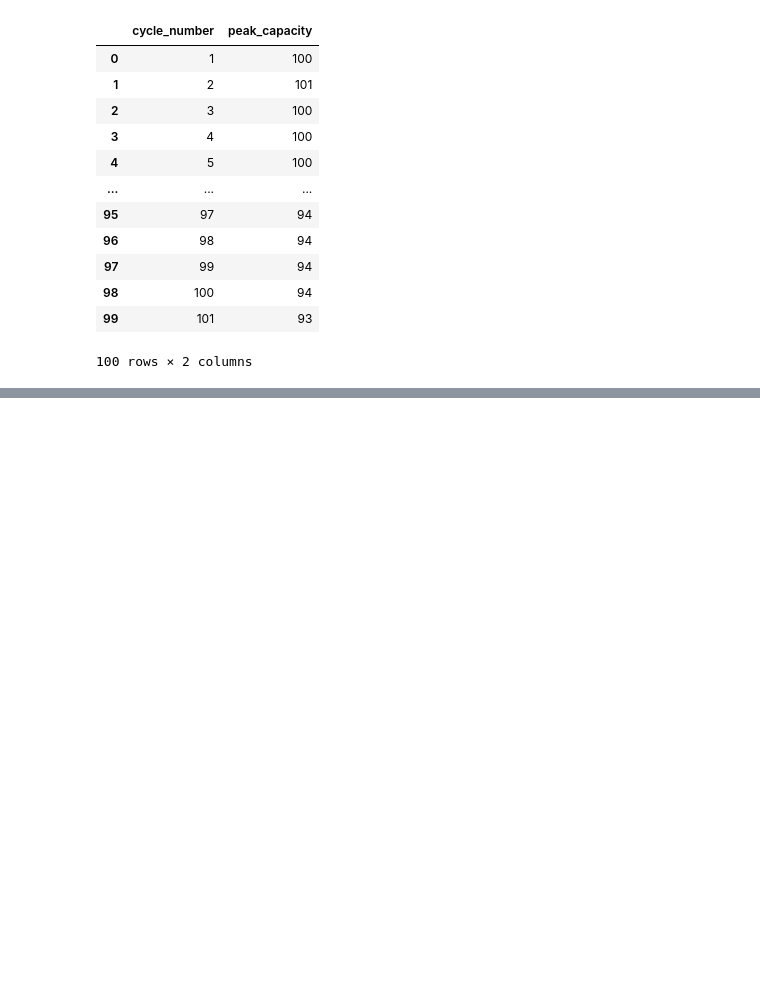
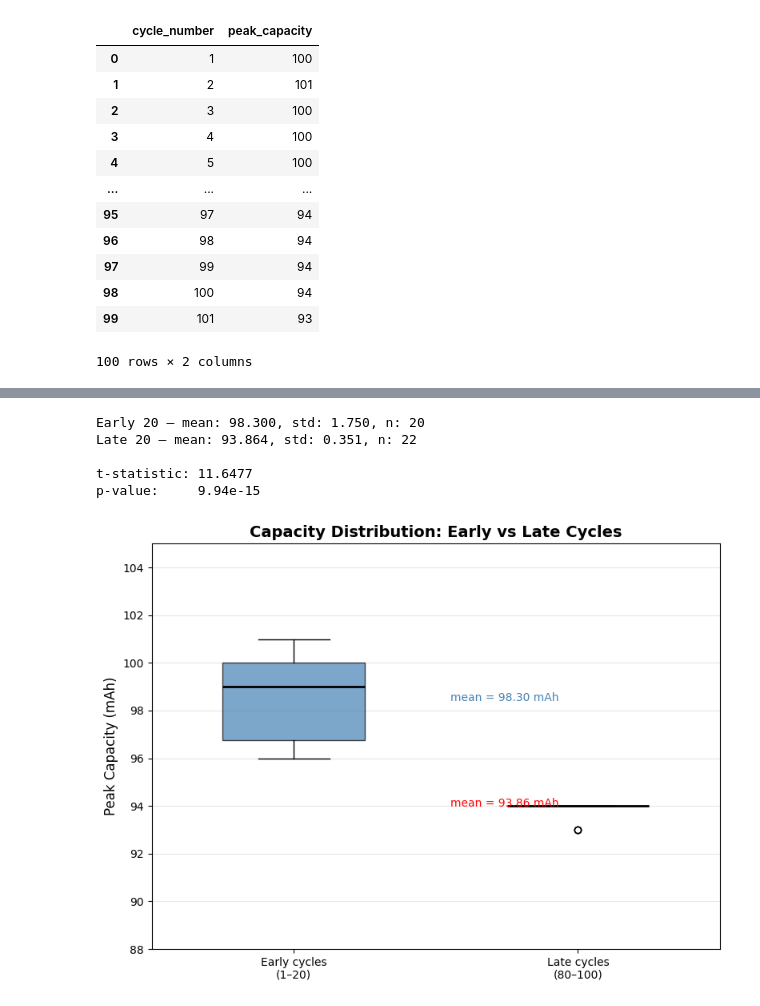
Before and after one commit to Niegeee/CMSC320-Battery-Degradation-Prediction, a Jupyter notebook: battery.ipynb, the cells around one changed output, grey strips where cells are left out. Cells and saved outputs as stored; diff of their text form; code cells hidden in the pictures; blank space fills up the shorter version.

```diff
--- a/battery.ipynb
+++ b/battery.ipynb
@@ -374,0 +480,48 @@ display(df_cycles)
+# %%
+#we split first 20 as early, last 20 as late
+early = df_cycles[df_cycles['cycle_number'] <= 20]['peak_capacity']
+late  = df_cycles[df_cycles['cycle_number'] >= 80]['peak_capacity']
+
+print(f"Early 20 — mean: {early.mean():.3f}, std: {early.std():.3f}, n: {len(early)}")
+print(f"Late 20 — mean: {late.mean():.3f}, std: {late.std():.3f}, n: {len(late)}")
+
+# two simple T test
+t_stat, p_val = stats.ttest_ind(early, late, alternative='greater')
+print(f"\nt-statistic: {t_stat:.4f}")
+print(f"p-value:     {p_val:.2e}")
+
+# plot
+fig, ax = plt.subplots(figsize=(8, 6))
+
+bp = ax.boxplot(
+    [early, late],
+    tick_labels=['Early cycles\n(1–20)', 'Late cycles\n(80–100)'],
+    patch_artist=True,
+    widths=0.5,
+    medianprops=dict(color='black', linewidth=2)
+)
+
+bp['boxes'][0].set_facecolor('steelblue')
+bp['boxes'][0].set_alpha(0.7)
+bp['boxes'][1].set_facecolor('tomato')
+bp['boxes'][1].set_alpha(0.7)
+
+ax.annotate(f'mean = {early.mean():.2f} mAh',
+            xy=(1.55, early.mean() + 0.1), fontsize=10, color='steelblue')
+ax.annotate(f'mean = {late.mean():.2f} mAh',
+            xy=(1.55, late.mean() + 0.1),  fontsize=10, color='red')
+
+ax.set_ylabel('Peak Capacity (mAh)', fontsize=12)
+ax.set_title('Capacity Distribution: Early vs Late Cycles', fontsize=14, fontweight='bold')
+ax.grid(True, alpha=0.3, axis='y')
+ax.set_ylim(88, 105)
+
+plt.tight_layout()
+plt.show()
+# %% [output]
+Early 20 — mean: 98.300, std: 1.750, n: 20
+Late 20 — mean: 93.864, std: 0.351, n: 22
+
+t-statistic: 11.6477
+p-value:     9.94e-15
+[figure, added]
```
Also changed, not shown: parts of 12 cells of this notebook.
